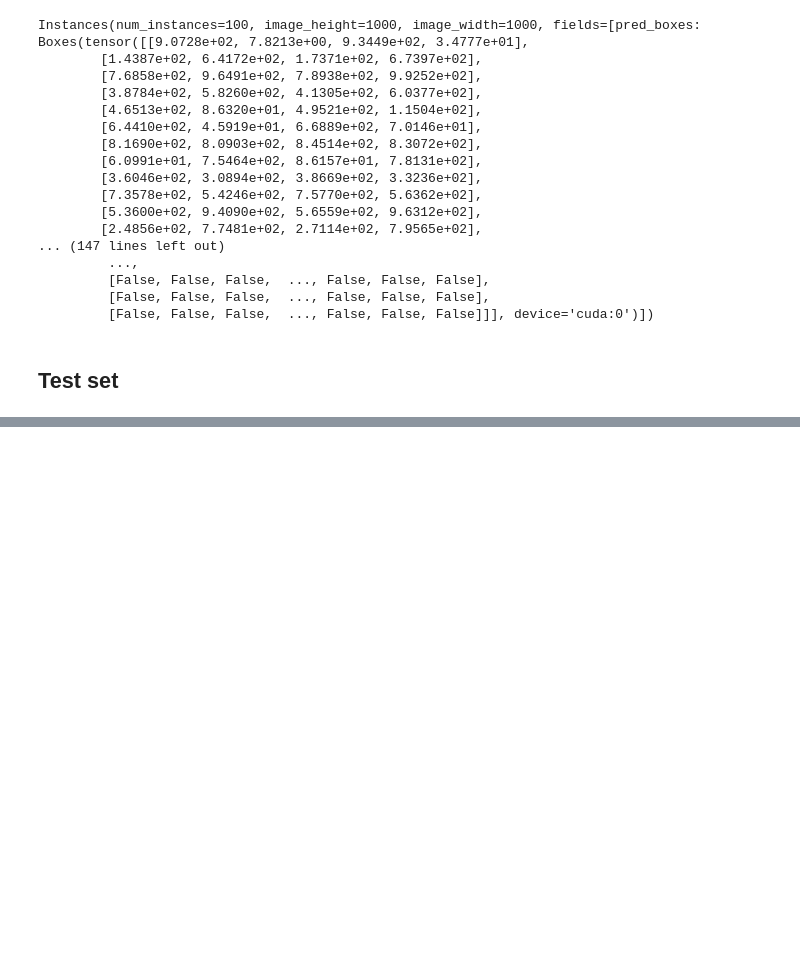
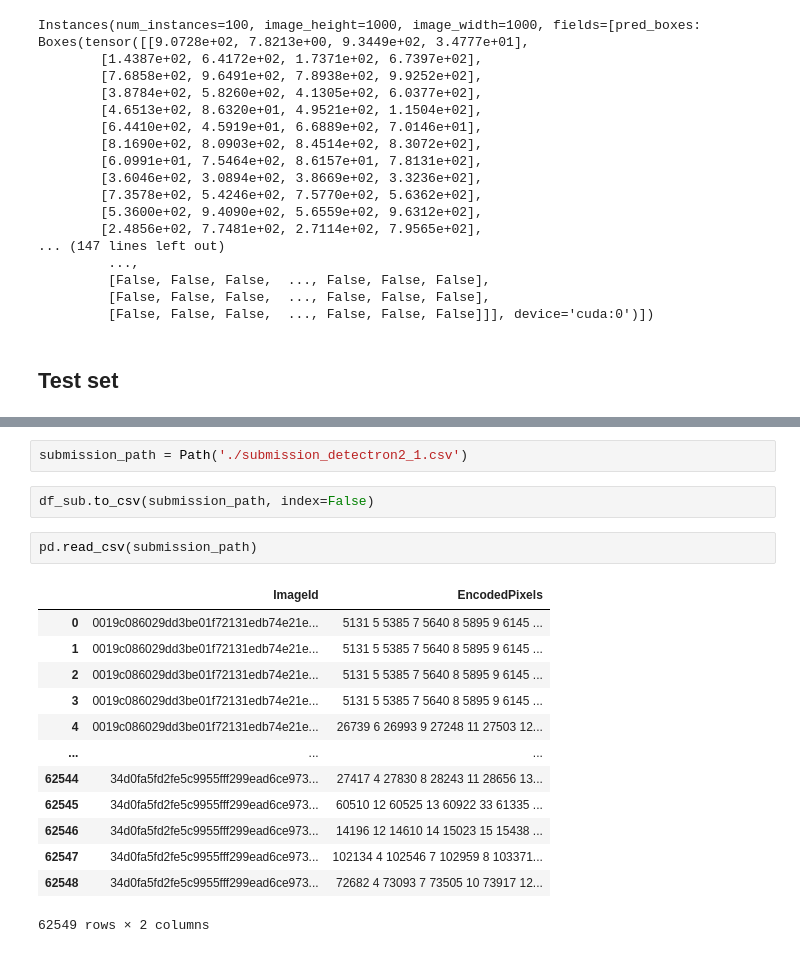
Before and after one commit to ChristophNeuner/nuclei_detection, a Jupyter notebook: nuclei_detection.ipynb, the cells around one changed output, grey strips where cells are left out. Saved outputs shown, nothing was run; the diff lists cells and outputs as text; blank space fills up the shorter version.

```diff
--- a/nuclei_detection.ipynb
+++ b/nuclei_detection.ipynb
@@ -690,0 +736,20 @@ for p in random.sample(img_paths_test, 5):
+# %%
+submission_path = Path('./submission_detectron2_1.csv')
+# %%
+df_sub.to_csv(submission_path, index=False)
+# %%
+pd.read_csv(submission_path)
+# %% [output]
+|  | ImageId | EncodedPixels |
+| 0 | 0019c086029dd3be01f72131edb74e21e... | 5131 5 5385 7 5640 8 5895 9 6145 ... |
+| 1 | 0019c086029dd3be01f72131edb74e21e... | 5131 5 5385 7 5640 8 5895 9 6145 ... |
+| 2 | 0019c086029dd3be01f72131edb74e21e... | 5131 5 5385 7 5640 8 5895 9 6145 ... |
+| 3 | 0019c086029dd3be01f72131edb74e21e... | 5131 5 5385 7 5640 8 5895 9 6145 ... |
+| 4 | 0019c086029dd3be01f72131edb74e21e... | 26739 6 26993 9 27248 11 27503 12... |
+| ... | ... | ... |
+| 62544 | 34d0fa5fd2fe5c9955fff299ead6ce973... | 27417 4 27830 8 28243 11 28656 13... |
+| 62545 | 34d0fa5fd2fe5c9955fff299ead6ce973... | 60510 12 60525 13 60922 33 61335 ... |
+| 62546 | 34d0fa5fd2fe5c9955fff299ead6ce973... | 14196 12 14610 14 15023 15 15438 ... |
+| 62547 | 34d0fa5fd2fe5c9955fff299ead6ce973... | 102134 4 102546 7 102959 8 103371... |
+| 62548 | 34d0fa5fd2fe5c9955fff299ead6ce973... | 72682 4 73093 7 73505 10 73917 12... |
+62549 rows × 2 columns
```
Also changed, not shown: parts of 18 cells of this notebook.
